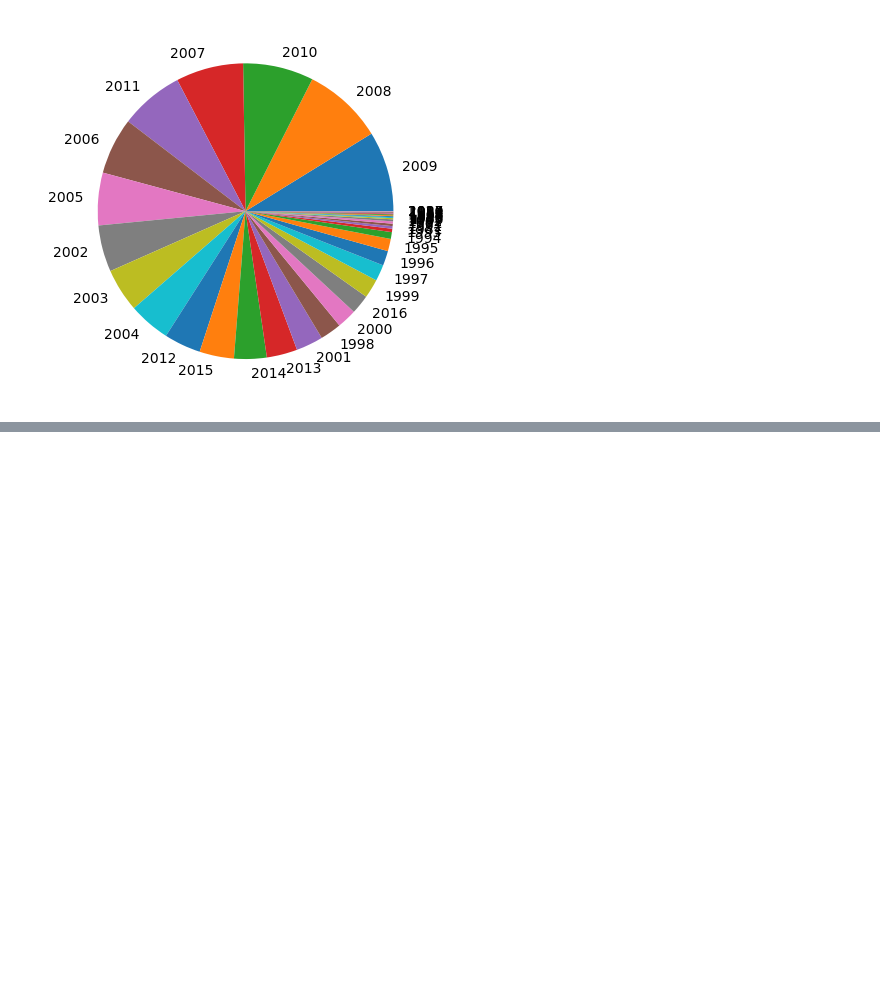
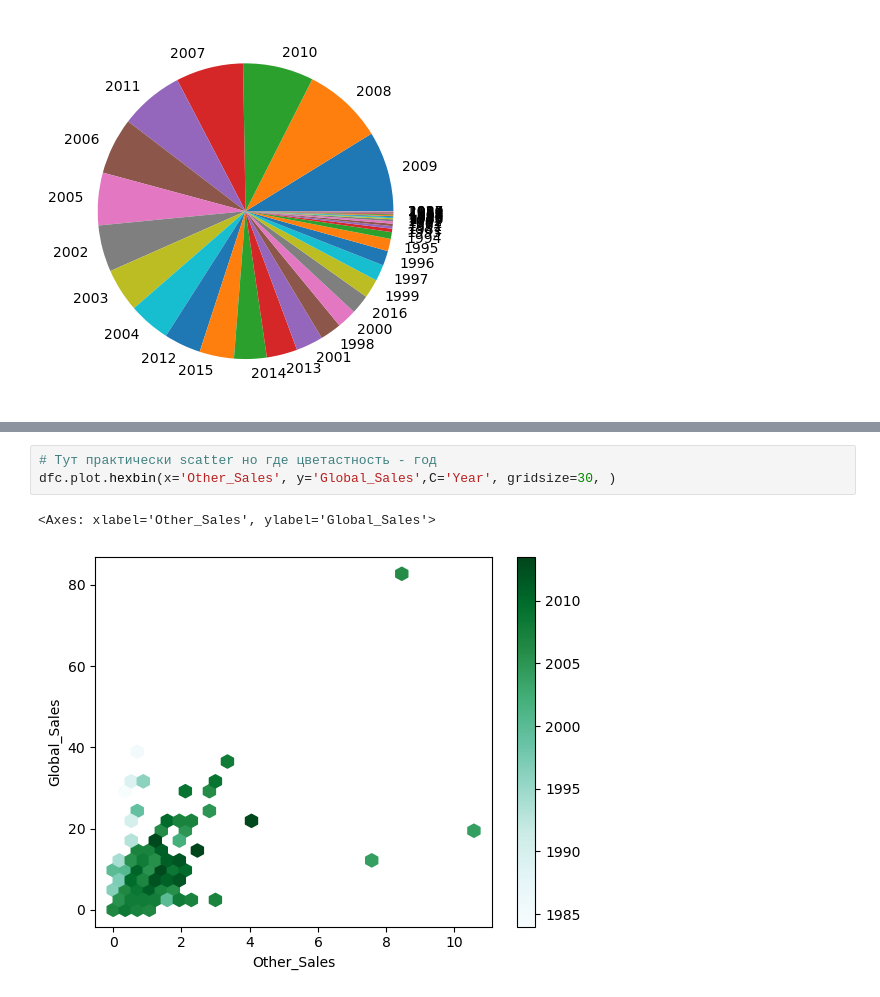
Before and after one commit to Neas1231/MLReborn, a Jupyter notebook: ML/learnin/book/stats/central_and_variable.ipynb, the cells around one changed output, grey strips where cells are left out. Drawn from its saved outputs; the diff is of its cells as text; blank space fills up the shorter version.

```diff
--- a/ML/learnin/book/stats/central_and_variable.ipynb
+++ b/ML/learnin/book/stats/central_and_variable.ipynb
@@ -277,0 +350,6 @@ plt.pie(years.value_counts(),labels = list(map(int,list(years.value_counts().ind
+# %%
+# Тут практически scatter но где цветастность - год
+dfc.plot.hexbin(x='Other_Sales', y='Global_Sales',C='Year', gridsize=30, )
+# %% [output]
+<Axes: xlabel='Other_Sales', ylabel='Global_Sales'>
+[figure, added]
```
Also changed, not shown: parts of 65 cells of this notebook, 11 other files.
